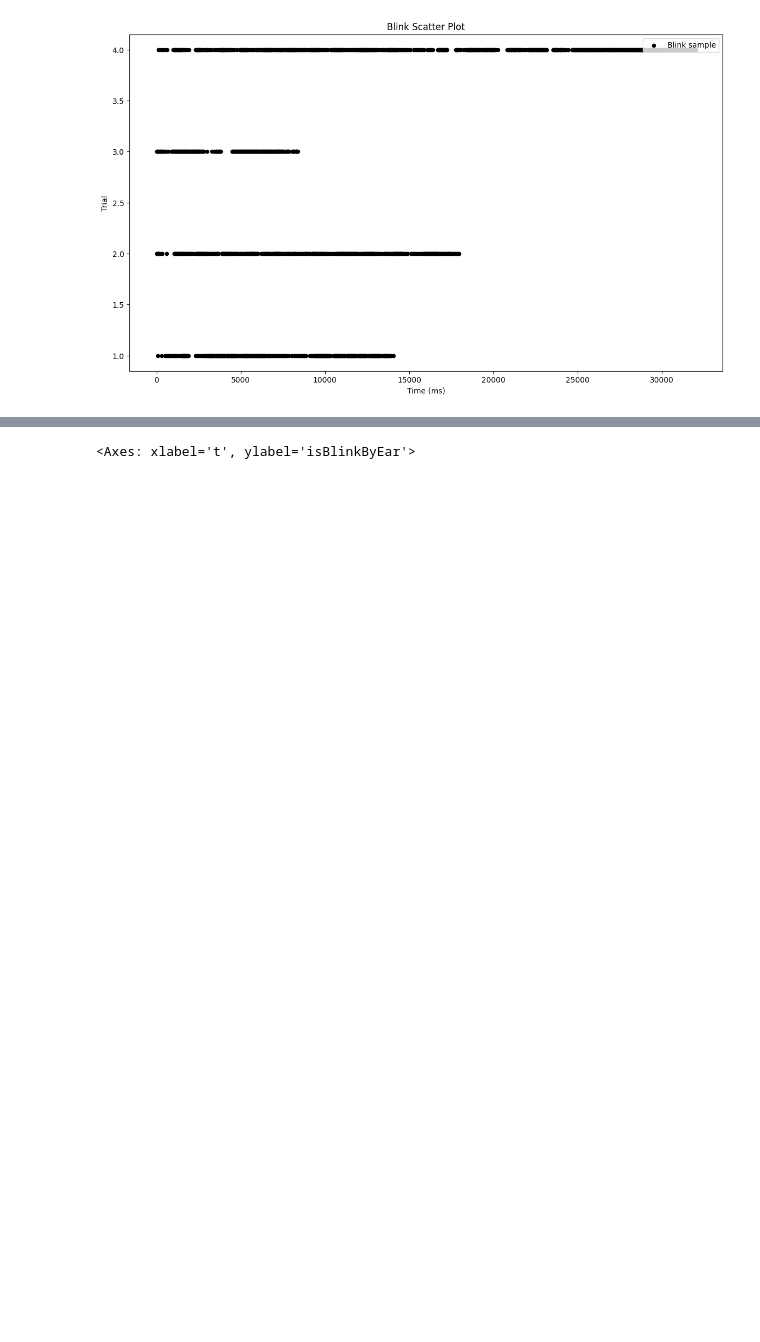
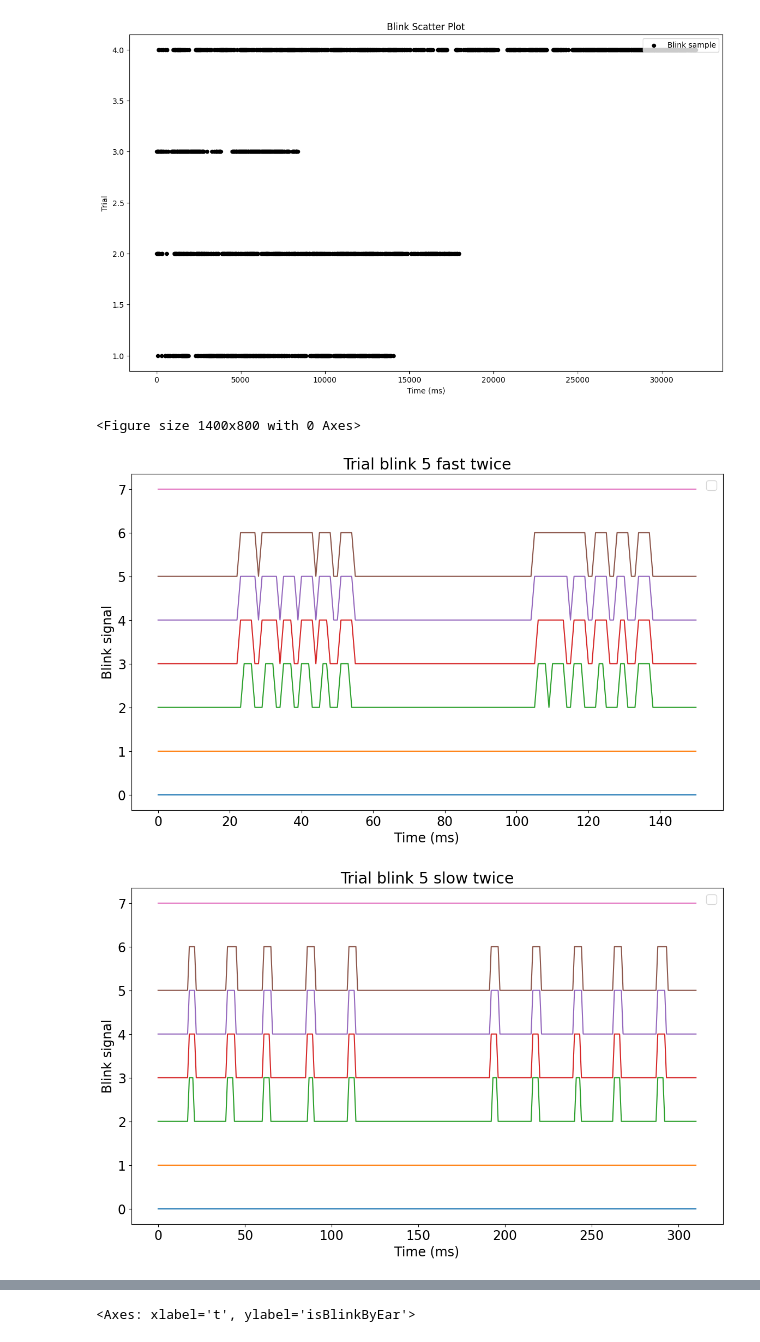
Before and after one commit to agustin-penas/wg-DataAnalysis, a Jupyter notebook: analysis.ipynb, the cells around one changed output, grey strips where cells are left out. Drawn from its saved outputs; the diff is of its cells as text; code cells hidden in the pictures; blank space fills up the shorter version.

```diff
--- a/analysis.ipynb
+++ b/analysis.ipynb
@@ -173,3 +255,58 @@ plt.legend(loc="upper right")
 plt.show()
 # %% [output]
 [figure]
+# %%
+# Define the conditions for the different blink types
+# Values for first threshold
+df_webgazer["Blink_sample"] = df_webgazer["isBlinkByEar"].apply(lambda x: int(x[0]==True))
+df_webgazer["Blink_sample1"] = df_webgazer["isBlinkByEar"].apply(lambda x: int(x[1]==True)+1)
+df_webgazer["Blink_sample2"] = df_webgazer["isBlinkByEar"].apply(lambda x: int(x[2]==True)+2)
+df_webgazer["Blink_sample3"] = df_webgazer["isBlinkByEar"].apply(lambda x: int(x[3]==True)+3)
+df_webgazer["Blink_sample4"] = df_webgazer["isBlinkByEar"].apply(lambda x: int(x[4]==True)+4)
+df_webgazer["Blink_sample5"] = df_webgazer["isBlinkByEar"].apply(lambda x: int(x[5]==True)+5)
+df_webgazer["Blink_sample6"] = df_webgazer["isBlinkByEar"].apply(lambda x: int(x[6]==True)+6)
+
+titles = ["Trial blink 5 fast twice",
+          "Trial blink 5 slow twice",
+          "Trial close 2s twice",
+          "Trial fix blink 10",
+          "Trial moving gaze blink 10",
+          "Trial moving head blink 10"]
+
+# Initialize the plot
+plt.figure(figsize=(14, 8))
+
+#df_webgazer[df_webgazer["trial"]==1].plot(x="t", y="Blink_sample", legend=False)
+#df_webgazer[df_webgazer["trial"]==1].plot(x="t", y="Blink_sample1", legend=False)
+for x in range(0,6):
+  plt.figure(figsize=(14, 8))
+  plt.plot(df_webgazer[df_webgazer["trial"]==x+1].Blink_sample)
+  plt.plot(df_webgazer[df_webgazer["trial"]==x+1].Blink_sample1)
+  plt.plot(df_webgazer[df_webgazer["trial"]==x+1].Blink_sample2)
+  plt.plot(df_webgazer[df_webgazer["trial"]==x+1].Blink_sample3)
+  plt.plot(df_webgazer[df_webgazer["trial"]==x+1].Blink_sample4)
+  plt.plot(df_webgazer[df_webgazer["trial"]==x+1].Blink_sample5)
+  plt.plot(df_webgazer[df_webgazer["trial"]==x+1].Blink_sample6)
+  plt.title(titles[x])
+  plt.xlabel("Time (ms)")
+  plt.ylabel("Blink signal")
+  plt.legend(loc="upper right")
+  plt.show()
+
+
+
+
+# Plot the blink data using different colors for each type
+
+# Add labels and legend
+#plt.title("Blink Scatter Plot")
+#plt.xlabel("Time (ms)")
+#plt.ylabel("Trial")
+#plt.legend(loc="upper right")
+
+# Show plot
+#plt.show()
+# %% [output]
+<Figure size 1400x800 with 0 Axes>
+[figure, added]
+[figure, added]
```
Also changed, not shown: parts of 7 cells of this notebook.
